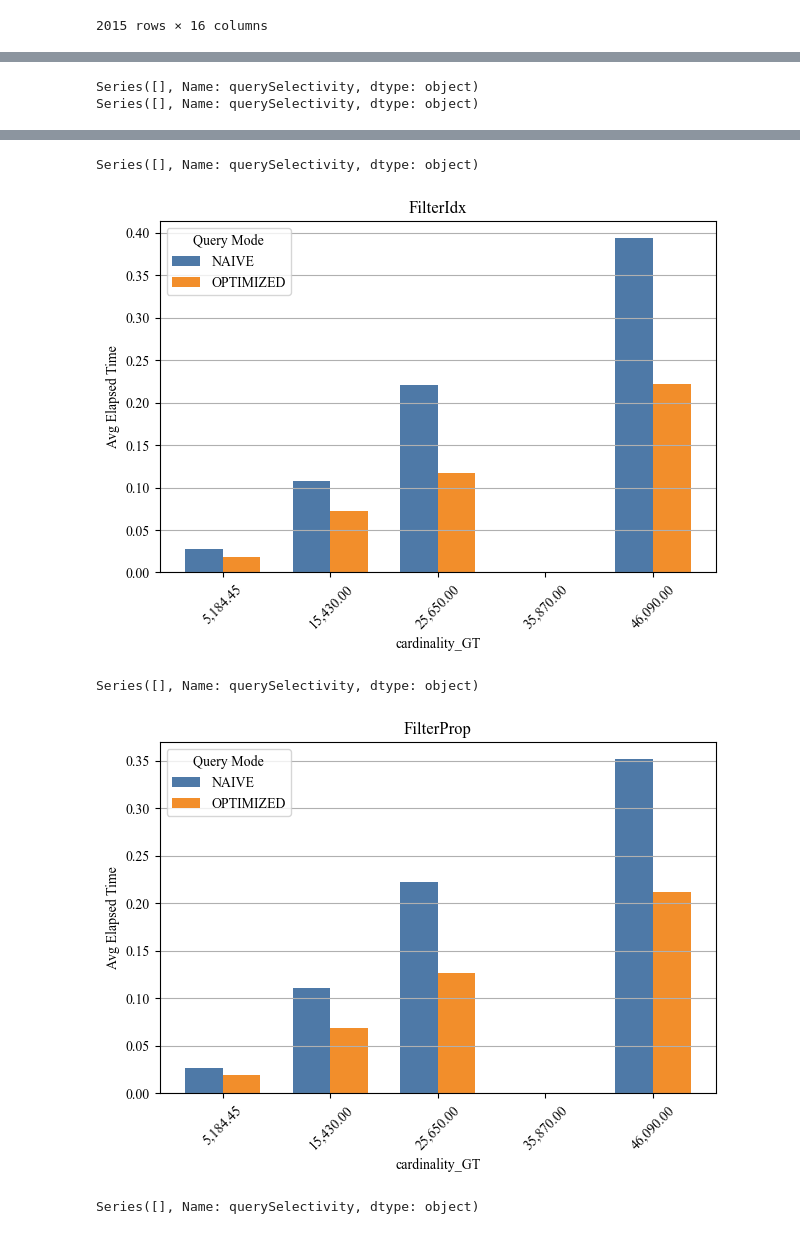
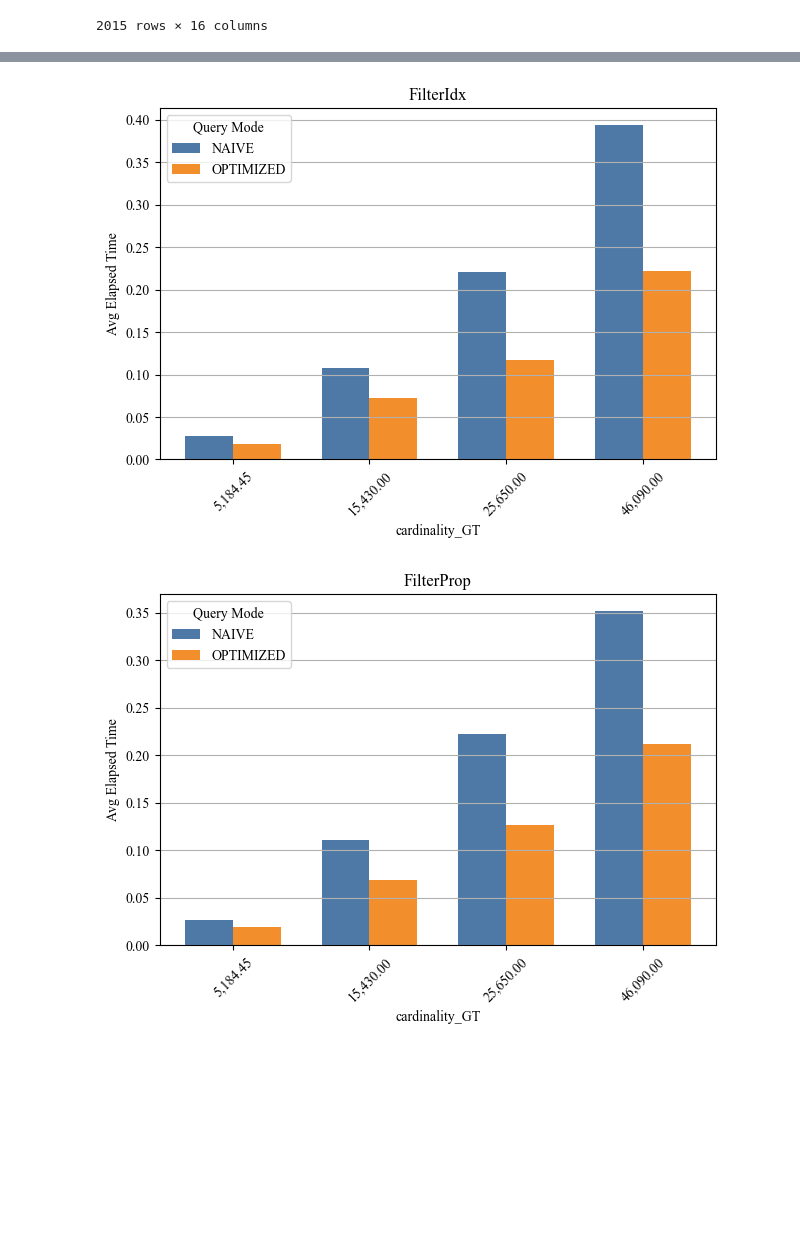
Before and after one commit to big-unibo/STGraph-evaluation, a Jupyter notebook: postprocessing/STGraph.ipynb, the cells around one changed output, grey strips where cells are left out. Drawn from its saved outputs; the diff is of its cells as text; code cells hidden in the pictures; blank space fills up the shorter version.

```diff
--- a/postprocessing/STGraph.ipynb
+++ b/postprocessing/STGraph.ipynb
@@ -223,6 +269,4 @@ dataset & Size &  &  &  &  &  \\
 # %%
-import pandas as pd
-
 def clean_df_stats(
     df,
     numMachines=None,
@@ -230,24 +274,23 @@ def clean_df_stats(
     groupby_cols=None,
     queryMode=None,
     queryid=["Q1", "Q2", "Q3", "Q4", "Q5", "Q6"],
-    queryid_exact_match=False
+    queryid_exact_match=False,
+    model=None
 ):
-
     # -------------------------
     # Base cleaning
     # -------------------------
     df["numMachines"] = df["numMachines"].replace(-1, 1)
     df["numMachines"] = df["numMachines"].fillna(1).astype(int)
     df = clean_df(df, threads=threads, numMachines=numMachines)
-
     df["queryMode"] = df["queryMode"].fillna("OPTIMIZED")
     if queryMode is not None:
         df = df[df["queryMode"] == queryMode]
-
+    if model is not None:
+        df = df[df["model"] == model]
     # -------------------------
     # Query ID normalization
     # -------------------------
-
     df["queryid"] = df["queryid"].fillna(df["queryName"])
     df["queryid"] = df["queryid"].apply(lambda x: str(x).replace("Neo4J", "").replace("PGAge", ""))
     df["queryid"] = df["queryid"].apply(lambda x: query_names.get(x, x))
@@ -256,16 +299,11 @@ def clean_df_stats(
             df = df[df["queryid"].isin(queryid)]
         else:
             df = df[df["queryid"].apply(lambda x: len([y for y in queryid if y in x]) > 0 )]
-
     # -------------------------
     # Query selectivity filter
     # -------------------------
-    print(df[(df["model"] == "AeonG") & (df["dataset"] == "mimic-iv")]["querySelectivity"])
     df["querySelectivity"] = df["querySelectivity"].fillna("increased")
     df = df[(df["querySelectivity"].isna()) | (df["querySelectivity"] == "increased")]
-
-
-
     # -------------------------
     # Remove specific cases
     # -------------------------
@@ -275,29 +313,12 @@ def clean_df_stats(
         df["queryName"].isin(["EnvironmentOutlier", "EnvironmentAlert"]) &
         df["model"].isin(models_to_filter)
     )]
-
-    # -------------------------
-    # Dataset size filter
-    # -------------------------
-    size_order = ["Small", "Medium", "Large", "Extralarge"]
-    df = df[df["datasetSize"].isin(size_order)].copy()
-
     # -------------------------
     # Numeric safety
     # -------------------------
     df["elapsedTime"] = pd.to_numeric(df["elapsedTime"].fillna(-1), errors="coerce")
     df["cardinality"] = pd.to_numeric(df["cardinality"].fillna(-1), errors="coerce")
     # df = df.dropna(subset=["elapsedTime", "cardinality"])
-
-    # -------------------------
-    # Enforce ordering
-    # -------------------------
-    df["datasetSize"] = (
-        df["datasetSize"]
-        .astype("category")
-        .cat.set_categories(size_order, ordered=True)
-    )
-
     # -------------------------
     # Group + aggregate (dynamic)
     # -------------------------
@@ -314,5 +335,3 @@ def clean_df_stats(
     else:
         df_grouped = df
     return df_grouped
-
-clean_df_stats(query_statistics.copy(deep=True), threads=1)
@@ -540,7 +539,6 @@ Series([], Name: querySelectivity, dtype: object)
 # %%
-df_grouped = clean_df_stats(query_statistics.copy(deep=True), queryMode="OPTIMIZED", threads=16, groupby_cols=["dataset", "datasetSize", "queryid", "numMachines"], queryid_exact_match=True)
-plot_per_dataset(df_grouped, column="numMachines")
-df_grouped
+df_grouped = clean_df_stats(query_statistics.copy(deep=True), queryMode="OPTIMIZED", threads=16, groupby_cols=["dataset", "datasetSize", "queryid", "numMachines"], queryid_exact_match=True, model="STGraph")
+plot_per_dataset(df_grouped, column="numMachines", title="numMachines")
 # %% [output]
 A value is trying to be set on a copy of a slice from a DataFrame.
 Try using .loc[row_indexer,col_indexer] = value instead
@@ -575,7 +559,7 @@ def plot_s(df_grouped, filter):
 
         # aggregate
         agg = (
-            df_grouped.groupby(["queryMode", "card_bin"])
+            df_grouped.groupby(["queryMode", "card_bin"], observed=True)
             .agg({
                 "elapsedTime": "mean"
             })
@@ -624,5 +608,3 @@ for filter in ["Filter_", "FilterIdx", "FilterProp", "By"]:
     df_grouped["cardinality_ratio"] = df_grouped["cardinality"] / df_grouped["cardinality_GT"]
     plot_s(df_grouped, filter)
 # %% [output]
-Series([], Name: querySelectivity, dtype: object)
-Series([], Name: querySelectivity, dtype: object)
@@ -630,5 +612,2 @@ Series([], Name: querySelectivity, dtype: object)
-Series([], Name: querySelectivity, dtype: object)
-[figure, old version]
+[figure, new version]
-Series([], Name: querySelectivity, dtype: object)
-[figure, old version]
+[figure, new version]
-Series([], Name: querySelectivity, dtype: object)
```
Also changed, not shown: parts of 11 cells of this notebook, 22 other files.
